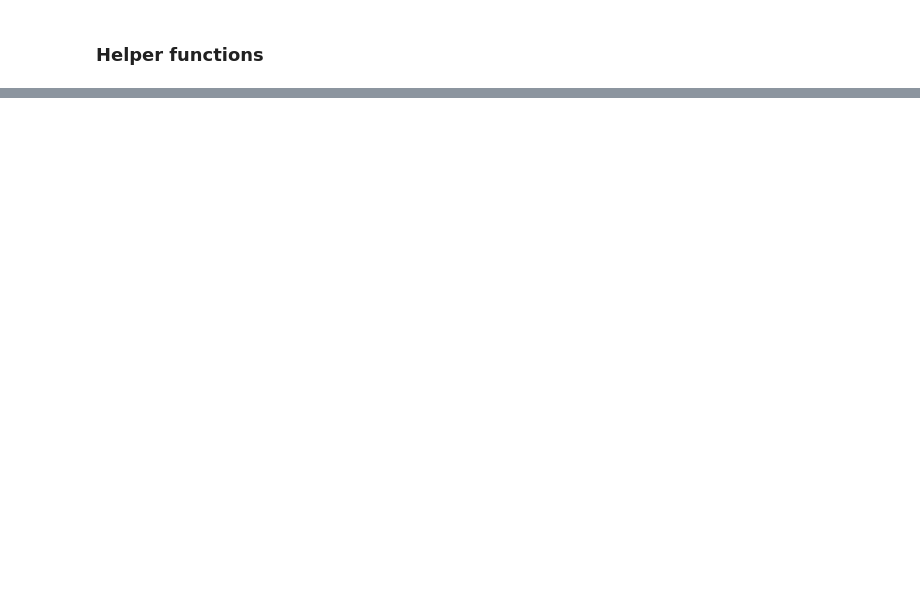
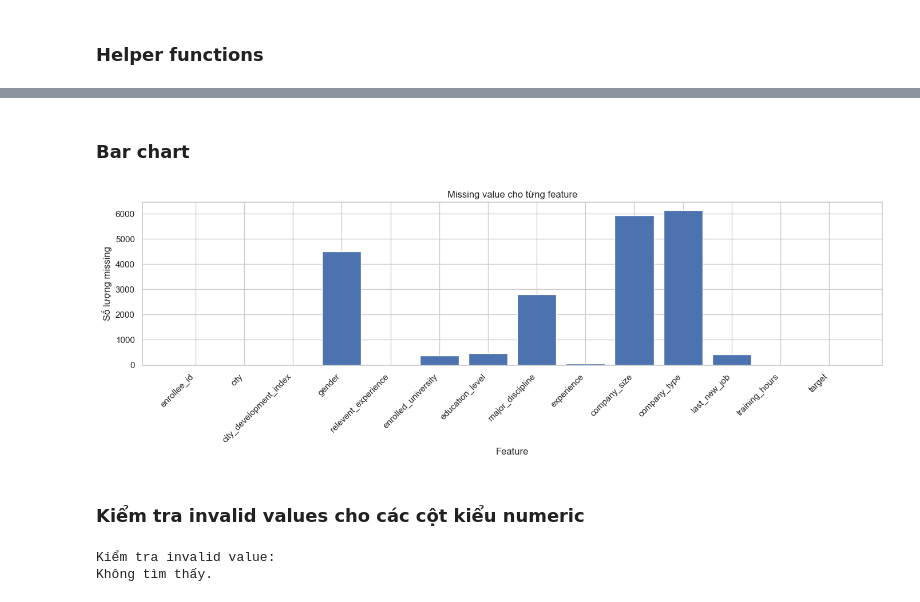
Before and after one commit to cyhapun/hr_analytics_job_change_of_data_scientists, a Jupyter notebook: notebooks/01_data_exploration.ipynb, the cells around one changed output, grey strips where cells are left out. Drawn from its saved outputs; the diff is of its cells as text; code cells hidden in the pictures; blank space fills up the shorter version.

Commit message:
feat: continuing implement data exploration and build visualization.py in src folder

```diff
--- a/notebooks/01_data_exploration.ipynb
+++ b/notebooks/01_data_exploration.ipynb
@@ -744,0 +188,41 @@ Những kết quả này sẽ được dùng để:
+# %%
+numeric_cols_raw = []
+categorical_cols_raw = []
+cardinality = {}
+
+for j in range(num_cols):
+    col_name = header[j]
+    col_data = data[:, j]
+    non_missing = np.array([x for x in col_data if not is_missing(x)])
+
+    if len(non_missing) > 0:
+        cardinality[col_name] = len(np.unique(non_missing))
+    else:
+        cardinality[col_name] = 0
+
+    if len(non_missing) == 0:
+        categorical_cols_raw.append(col_name)
+        continue
+
+    sample_size = min(30, len(non_missing))
+    sample = np.random.choice(non_missing, size=sample_size, replace=False)
+    numeric_ratio = np.mean([is_float(x) for x in sample])
+
+    if numeric_ratio > 0.8:
+        numeric_cols_raw.append(col_name)
+    else:
+        categorical_cols_raw.append(col_name)
+
+max_len = max(len("Tên cột"), max(len(col) for col in header))
+
+print("=" * (max_len + 20))
+print(f"{'Tên cột'.ljust(max_len)} | Kiểu dữ liệu")
+print("-" * (max_len + 20))
+
+for col in numeric_cols_raw:
+    print(f"{col.ljust(max_len)} | Numeric")
+
+for col in categorical_cols_raw:
+    print(f"{col.ljust(max_len)} | Categorical")
+
+print("=" * (max_len + 20))
@@ -744,0 +316,27 @@ Những kết quả này sẽ được dùng để:
+# %% [markdown]
+### Bar chart
+# %%
+plot_missing_bar(header, missing_counts)
+# %% [output]
+[figure, added]
+# %% [markdown]
+### Kiểm tra invalid values cho các cột kiểu numeric
+# %%
+print("Kiểm tra invalid value:")
+is_invalid = False
+for col_name in numeric_cols_raw:
+    col = get_col(col_name)
+    invalid_mask = [(not is_missing(x)) and (not is_float(x)) for x in col]
+    invalid_vals = col[invalid_mask]
+    if len(invalid_vals) > 0:
+        is_invalid = True
+        uniq, cnts = np.unique(invalid_vals, return_counts=True)
+        print(f"\n[{col_name}] có giá trị không parse được sang float:")
+        for u, c in zip(uniq, cnts):
+            print(f"  '{u}' : {c} lần")
+
+if is_invalid == False:
+    print("Không tìm thấy.")
+# %% [output]
+Kiểm tra invalid value:
+Không tìm thấy.
```
Also changed, not shown: parts of 72 cells of this notebook, 1 other file.
